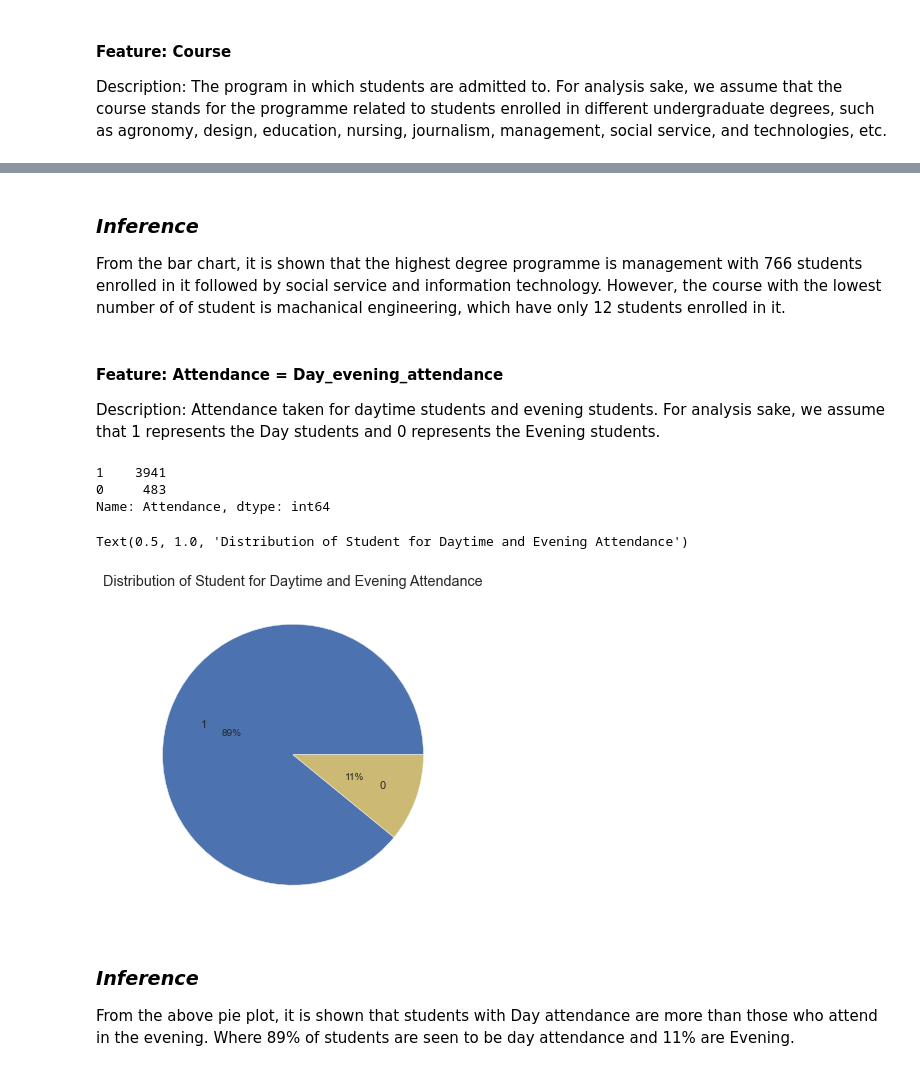
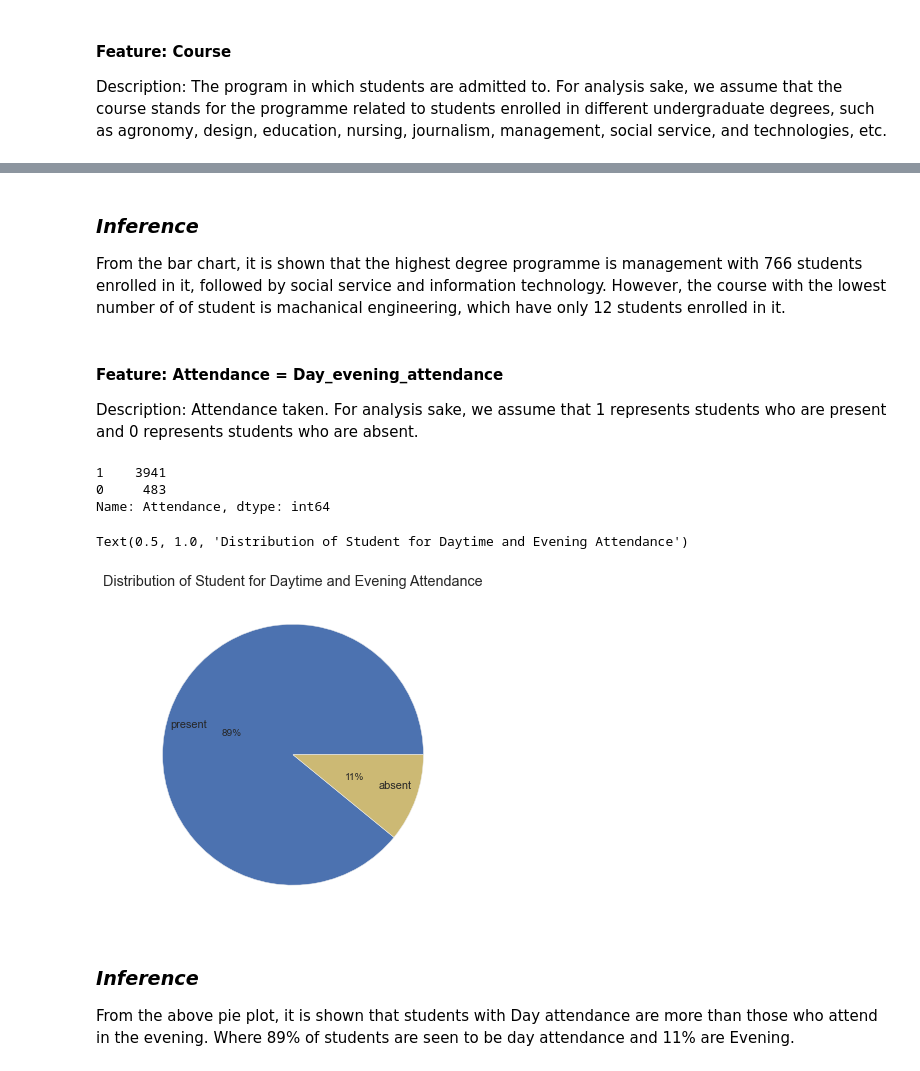
Before and after one commit to joyjoseph/Predicting-Student-Academic-Performance, a Jupyter notebook: Student_Performance.ipynb, the cells around one changed output, grey strips where cells are left out. Saved outputs shown, nothing was run; the diff lists cells and outputs as text; code cells hidden in the pictures.

```diff
--- a/Student_Performance.ipynb
+++ b/Student_Performance.ipynb
@@ -456,10 +452,10 @@ plt.show()
 # %% [markdown]
 ### *Inference*
 
-From the bar chart, it is shown that the highest degree programme is management with 766 students enrolled in it followed by social service and information technology. However, the course with the lowest number of of student is machanical engineering, which have only 12 students enrolled in it.
+From the bar chart, it is shown that the highest degree programme is management with 766 students enrolled in it, followed by social service and information technology. However, the course with the lowest number of of student is machanical engineering, which have only 12 students enrolled in it.
 # %% [markdown]
 #### Feature: Attendance = Day_evening_attendance
-Description: Attendance taken for daytime students and evening students. For analysis sake, we assume that 1 represents the Day students and 0 represents the Evening students.
+Description: Attendance taken. For analysis sake, we assume that 1 represents students who are present and 0 represents students who are absent.
 # %%
 df.Attendance.value_counts()
 # %% [output]
@@ -468,11 +464,11 @@ df.Attendance.value_counts()
 Name: Attendance, dtype: int64
 # %%
 plt.figure(figsize=(6,6))
-plt.pie(x=[3941, 483], labels=['1','0'], autopct='%1.0f%%', pctdistance=0.5,labeldistance=0.7,colors=['b','y'])
+plt.pie(x=[3941, 483], labels=['present','absent'], autopct='%1.0f%%', pctdistance=0.5,labeldistance=0.7,colors=['b','y'])
 plt.title('Distribution of Student for Daytime and Evening Attendance')
 # %% [output]
 Text(0.5, 1.0, 'Distribution of Student for Daytime and Evening Attendance')
-[figure, old version]
+[figure, new version]
 # %% [markdown]
 ### *Inference*
 
```
Also changed, not shown: parts of 89 cells of this notebook, 3 other files.
